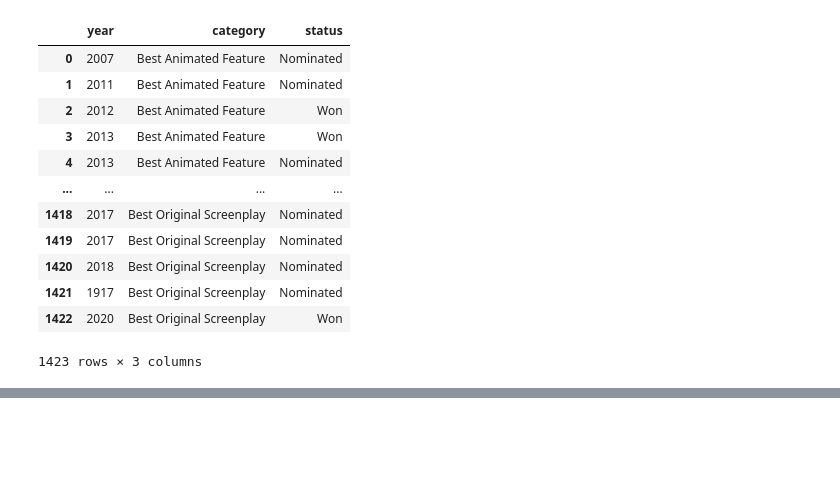
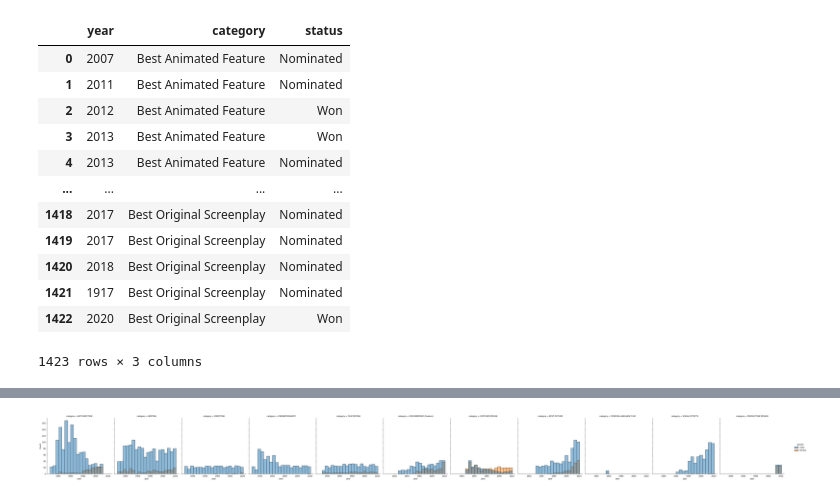
Before and after one commit to vinifm/puc_bechdel, a Jupyter notebook: oscar_raspagem.ipynb, the cells around one changed output, grey strips where cells are left out. Saved outputs shown, nothing was run; the diff lists cells and outputs as text; code cells hidden in the pictures; blank space fills up the shorter version.

```diff
--- a/oscar_raspagem.ipynb
+++ b/oscar_raspagem.ipynb
@@ -181,0 +244,6 @@ Qntd. de nomes masculinos removidos: 487
+# %%
+# TESTE
+g = sns.displot(x='year', hue='gender', col='category', data=oscar_df)
+# g.set_xticklabels(step=10)
+# %% [output]
+[figure, added]
```
Also changed, not shown: parts of 12 cells of this notebook, 1 other file.
